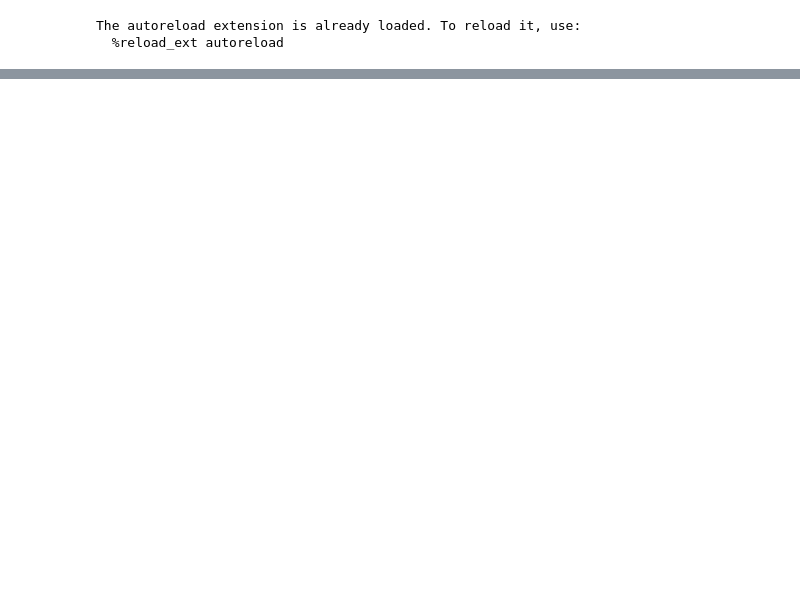
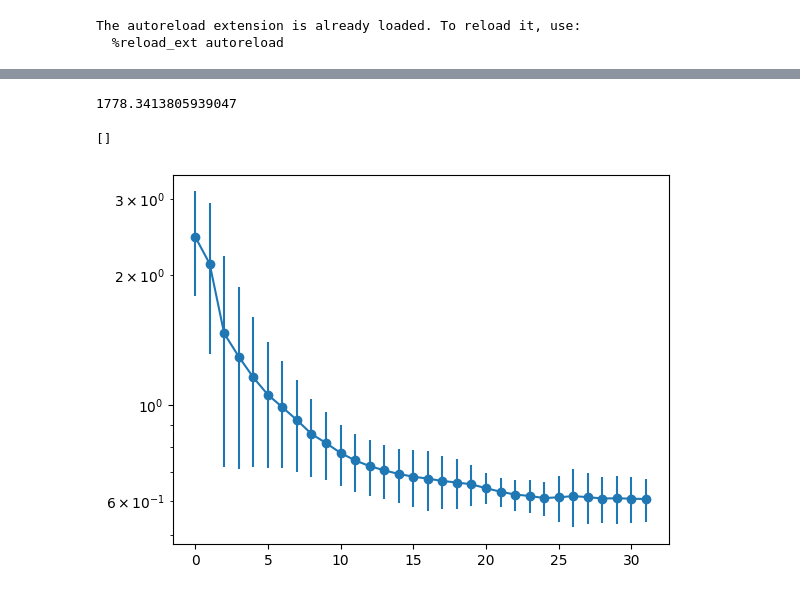
Before and after one commit to lusee-night/electric_fit, a Jupyter notebook: get_correlations/test.ipynb, the cells around one changed output, grey strips where cells are left out. Saved outputs shown, nothing was run; the diff lists cells and outputs as text; code cells hidden in the pictures; blank space fills up the shorter version.

```diff
--- a/get_correlations/test.ipynb
+++ b/get_correlations/test.ipynb
@@ -30,0 +24,23 @@ XlaRuntimeError: INVALID_ARGUMENT: Unexpected PJRT_ExecuteOptions size: expected
+# %%
+zs = np.arcsin(a.xyz[:,2])
+xs = np.arctan2(a.xyz[:,1], a.xyz[:,0])
+
+def bin_by_gal (mp, el_param, Nbins=100, maxpix=20):
+    dist = np.sqrt((zs**2+xs**2/el_param))
+    dist /= dist.max()
+    binmap = np.floor(dist*Nbins).astype(int)
+    binmap[binmap>=Nbins] = Nbins-1
+    binned_mp = np.zeros(Nbins)
+    binned_std = np.zeros(Nbins)
+    for i in range(Nbins):
+        binned_mp[i] = mp[binmap==i].mean()
+        binned_std[i] = mp[binmap==i].std()
+    return binned_mp, binned_std,binmap
+binned_map, binned_std, binmap = bin_by_gal(a.map[30,:], el_param=500, Nbins=32)
+plt.errorbar(range(len(binned_map)), binned_map, yerr=binned_std, marker='o')
+print (((binned_map/binned_std)**2).sum())
+plt.semilogy()
+# %% [output]
+1778.3413805939047
+[]
+[figure, added]
```
Also changed, not shown: parts of 10 cells of this notebook, 3 other files.
